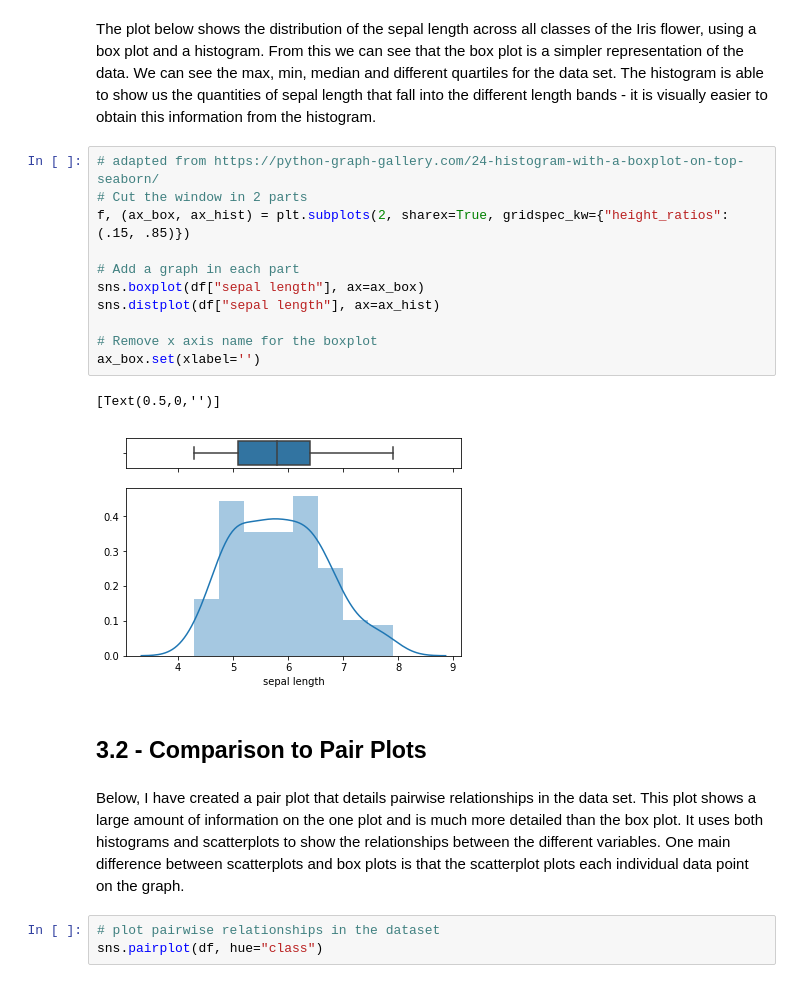
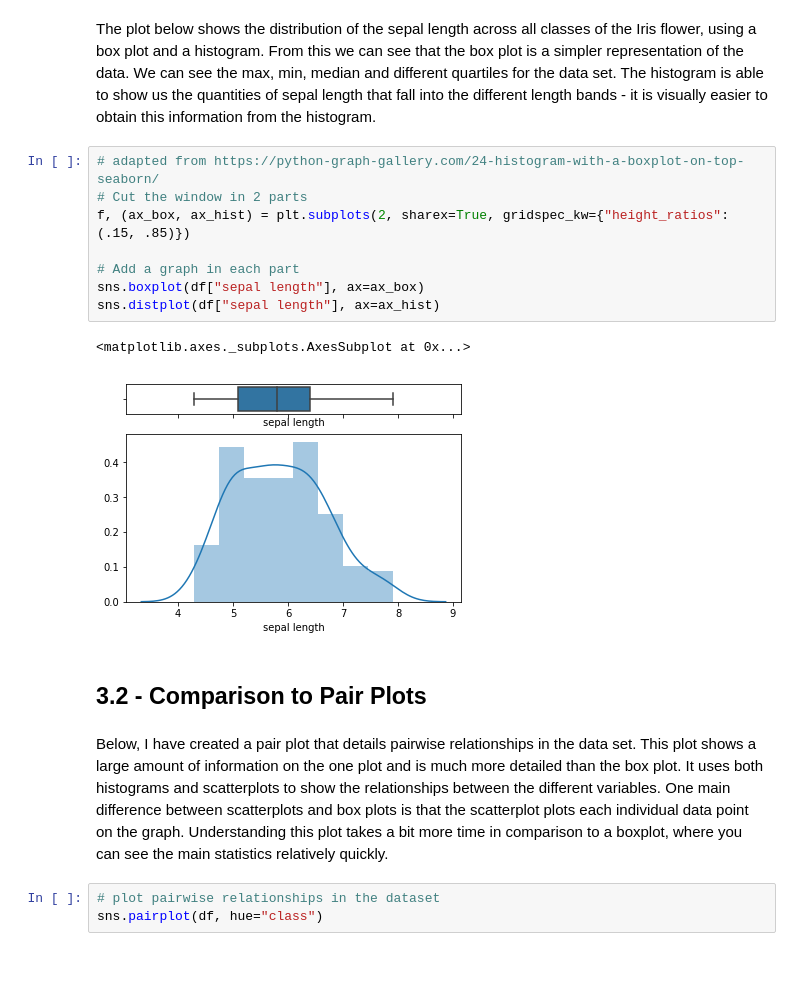
Before and after one commit to davidobrien1/fda-project, a Jupyter notebook: boxplots.ipynb, the cells around one changed output. Cells and saved outputs as stored; diff of their text form.

```diff
--- a/boxplots.ipynb
+++ b/boxplots.ipynb
@@ -162,21 +161,18 @@ The plot below shows the distribution of the sepal length across all classes of
 # %%
 # adapted from https://python-graph-gallery.com/24-histogram-with-a-boxplot-on-top-seaborn/
 # Cut the window in 2 parts
 f, (ax_box, ax_hist) = plt.subplots(2, sharex=True, gridspec_kw={"height_ratios": (.15, .85)})
 
 # Add a graph in each part
 sns.boxplot(df["sepal length"], ax=ax_box)
 sns.distplot(df["sepal length"], ax=ax_hist)
-
-# Remove x axis name for the boxplot
-ax_box.set(xlabel='')
 # %% [output]
-[Text(0.5,0,'')]
+<matplotlib.axes._subplots.AxesSubplot at 0x...>
-[figure, old version]
+[figure, new version]
 # %% [markdown]
 ## 3.2 - Comparison to Pair Plots
 # %% [markdown]
-Below, I have created a pair plot that details pairwise relationships in the data set.  This plot shows a large amount of information on the one plot and is much more detailed than the box plot.  It uses both histograms and scatterplots to show the relationships between the different variables.  One main difference between scatterplots and box plots is that the scatterplot plots each individual data point on the graph.
+Below, I have created a pair plot that details pairwise relationships in the data set.  This plot shows a large amount of information on the one plot and is much more detailed than the box plot.  It uses both histograms and scatterplots to show the relationships between the different variables.  One main difference between scatterplots and box plots is that the scatterplot plots each individual data point on the graph.  Understanding this plot takes a bit more time in comparison to a boxplot, where you can see the main statistics relatively quickly.
 # %%
 # plot pairwise relationships in the dataset
 sns.pairplot(df, hue="class")
```
Also changed, not shown: parts of 4 cells of this notebook.
